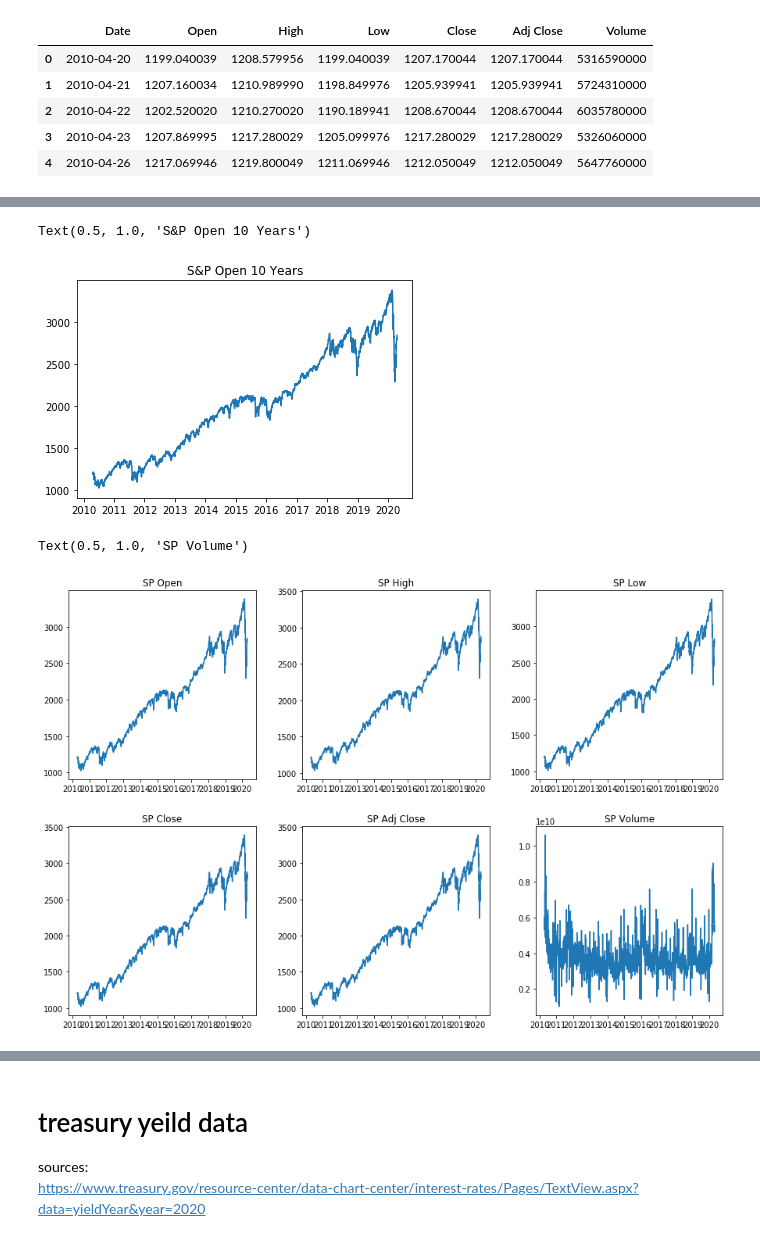
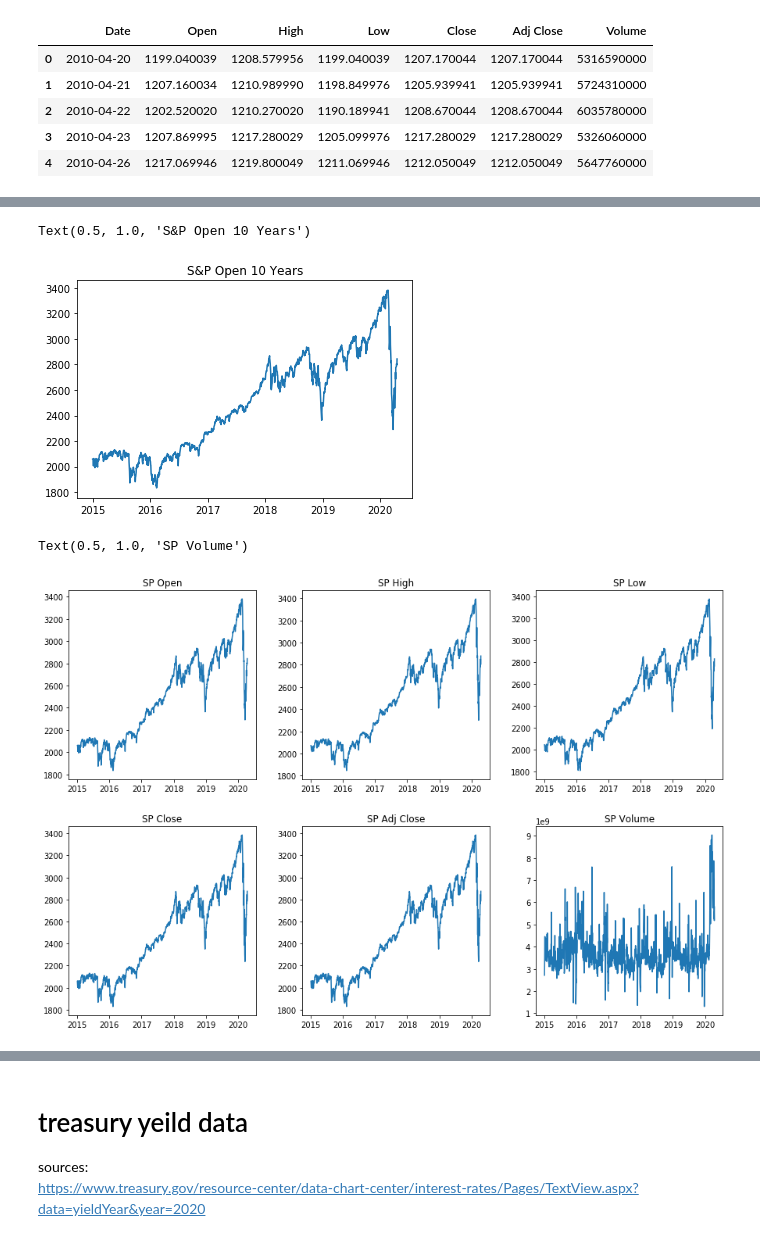
Before and after one commit to akframe123/bigdataproject, a Jupyter notebook: project.ipynb, the cells around one changed output, grey strips where cells are left out. Cells and saved outputs as stored; diff of their text form; code cells hidden in the pictures.

```diff
--- a/project.ipynb
+++ b/project.ipynb
@@ -61,12 +54,14 @@ sp
+# %%
+sp = sp.loc[sp["Date"] >= "2015"]
 # %%
 sp_date = pd.to_datetime(np.array(sp["Date"]))
-sp_plot = sp[["Open","High", "Low", "Close", "Adj Close", "Volume"]]
+sp_plot = sp[["Open","High", "Low", "Close", "Adj Close", "Volume","trend"]]
 sp_plot.index = sp_date
 plt.plot(sp_plot["Open"])
 plt.title("S&P Open 10 Years")
 # %% [output]
 Text(0.5, 1.0, 'S&P Open 10 Years')
-[figure, old version]
+[figure, new version]
 # %%
 fig, axs = plt.subplots(2, 3,figsize=(15,10))
 fig.subplots_adjust(wspace=0.25)
@@ -86,4 +81,4 @@ axs[1,2].plot(sp_plot["Volume"])
 axs[1,2].set_title("SP Volume")
 # %% [output]
 Text(0.5, 1.0, 'SP Volume')
-[figure, old version]
+[figure, new version]
```
Also changed, not shown: parts of 6 cells of this notebook.
